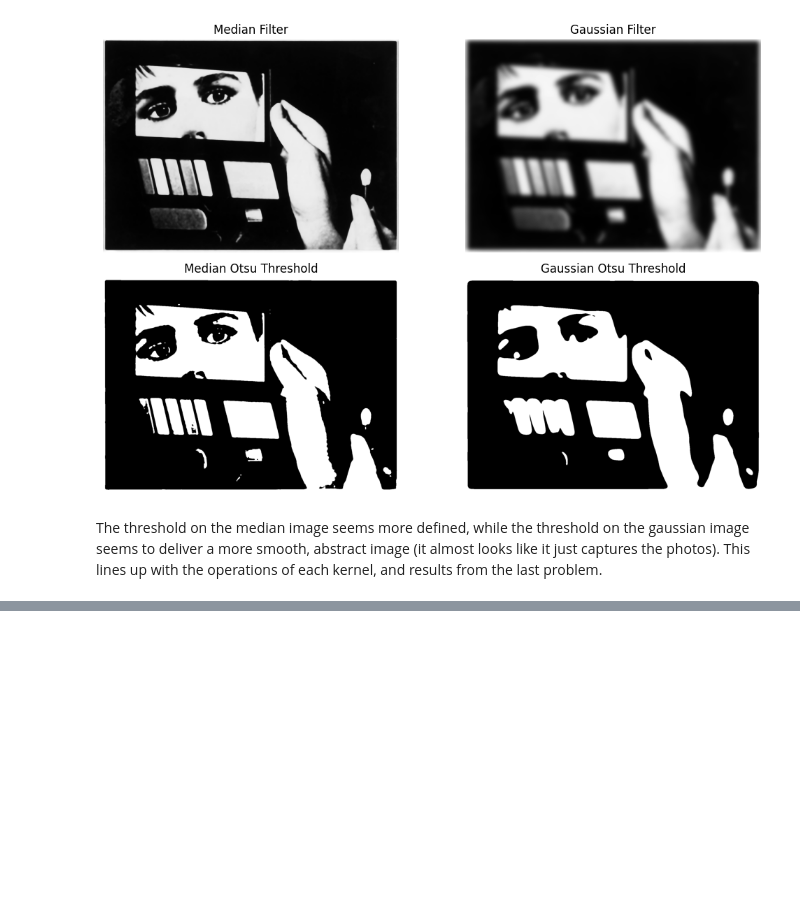
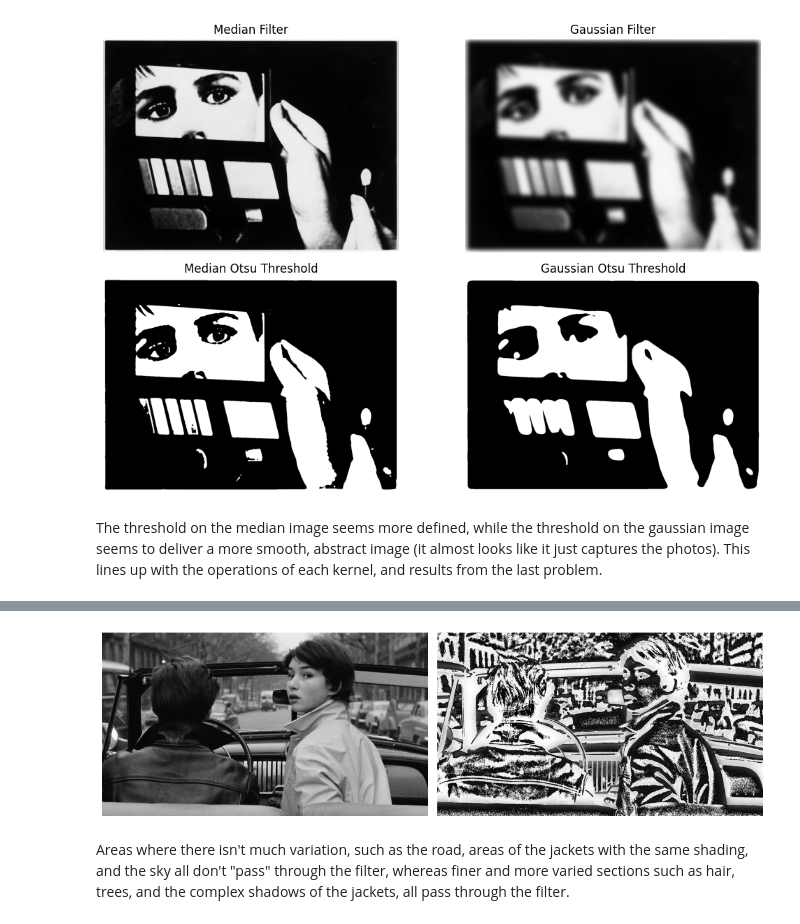
Before and after one commit to apdill/ImageAnalysis, a Jupyter notebook: HW3/HW3_AD.ipynb, the cells around one changed output, grey strips where cells are left out. Drawn from its saved outputs; the diff is of its cells as text; code cells hidden in the pictures; blank space fills up the shorter version.

```diff
--- a/HW3/HW3_AD.ipynb
+++ b/HW3/HW3_AD.ipynb
@@ -268,0 +281,17 @@ The threshold on the median image seems more defined, while the threshold on the
+# %%
+gallows_image = io.imread('/home/apd/Projects/ImageAnalysis/HW3/Elevator_to_the_gallows.png')
+gallows_gaussian = (gaussian(gallows_image, sigma=21)*255).astype(np.uint8)
+gallows_highpass = gallows_image-gallows_gaussian
+
+plt.figure(figsize=(11,7))
+plt.subplot(1,2,1)
+plt.imshow(gallows_image, cmap = 'gray')
+plt.axis('off')
+plt.subplot(1,2,2)
+plt.imshow(gallows_highpass, cmap = 'gray')
+plt.axis('off')
+plt.tight_layout()
+# %% [output]
+[figure, added]
+# %% [markdown]
+Areas where there isn't much variation, such as the road, areas of the jackets with the same shading, and the sky all don't "pass" through the filter, whereas finer and more varied sections such as hair, trees, and the complex shadows of the jackets, all pass through the filter.
```
Also changed, not shown: parts of 7 cells of this notebook, 2 other files.
